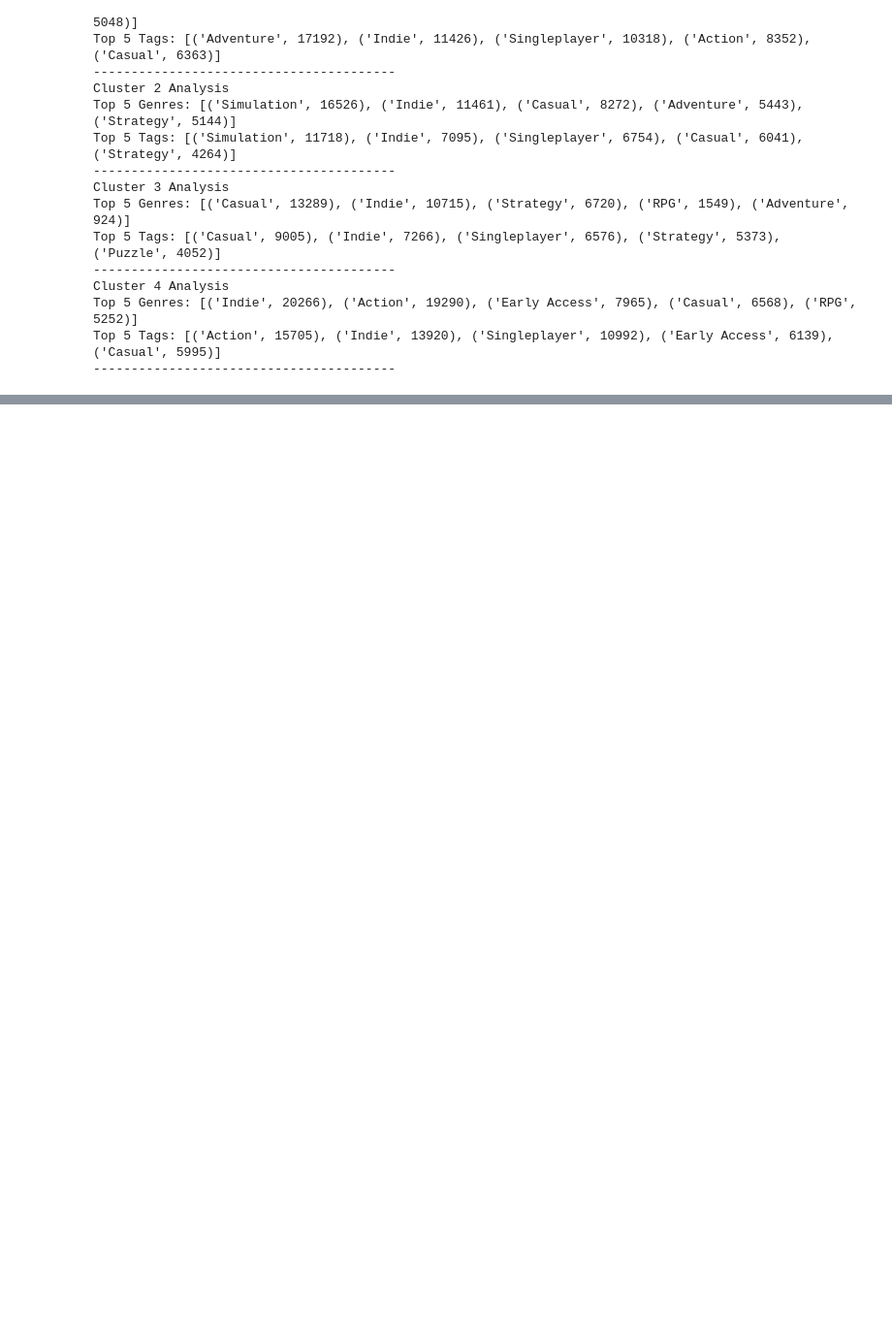
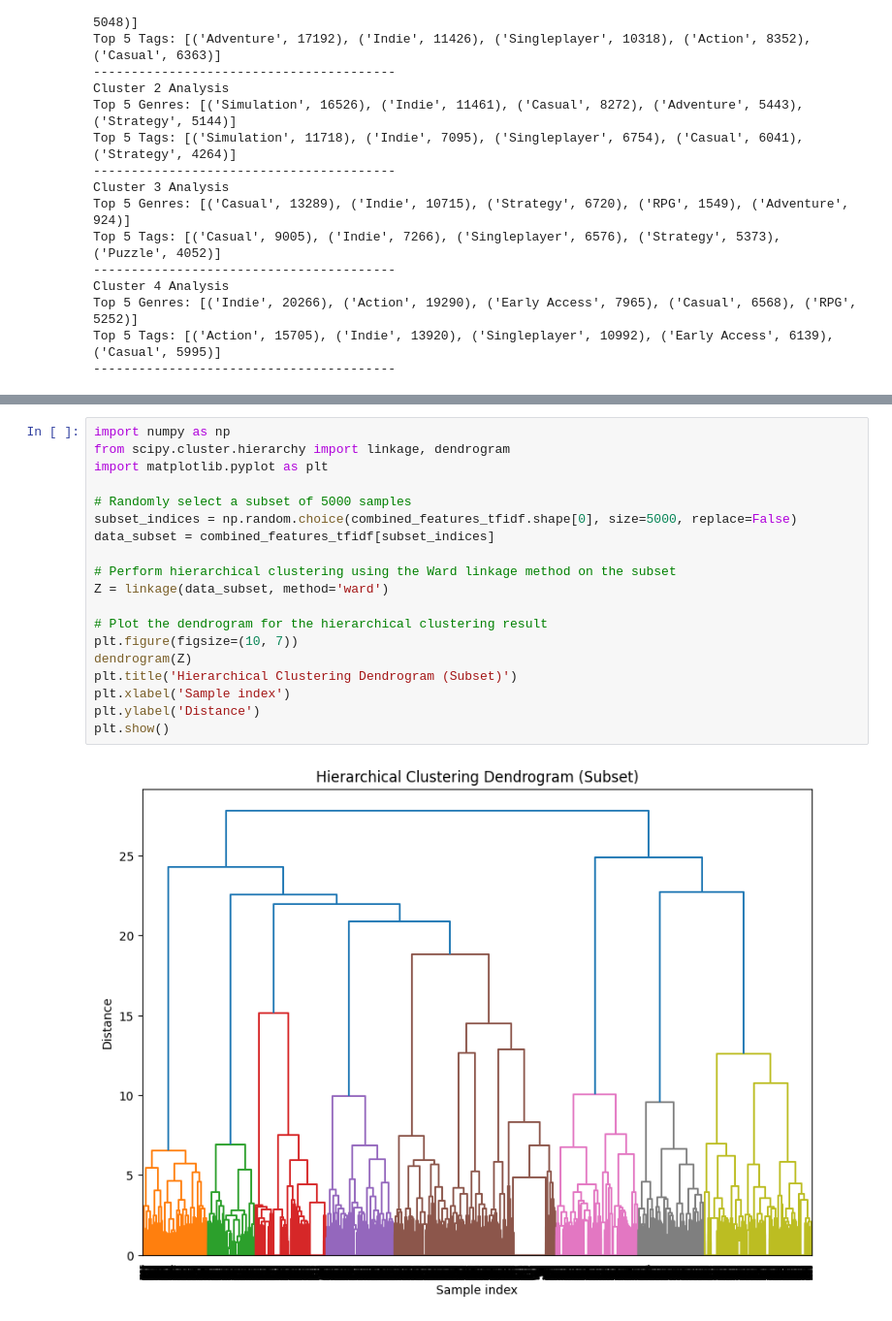
Before and after one commit to tomokiito/unsupervised_algorithms_on_Steam_Games_Dataset, a Jupyter notebook: report.ipynb, the cells around one changed output, grey strips where cells are left out. Shown at 97% size. Drawn from its saved outputs; the diff is of its cells as text; blank space fills up the shorter version.

```diff
--- a/report.ipynb
+++ b/report.ipynb
@@ -325,0 +461,21 @@ Top 5 Tags: [('Action', 15705), ('Indie', 13920), ('Singleplayer', 10992), ('Ear
+# %%
+import numpy as np
+from scipy.cluster.hierarchy import linkage, dendrogram
+import matplotlib.pyplot as plt
+
+# Randomly select a subset of 5000 samples
+subset_indices = np.random.choice(combined_features_tfidf.shape[0], size=5000, replace=False)
+data_subset = combined_features_tfidf[subset_indices]
+
+# Perform hierarchical clustering using the Ward linkage method on the subset
+Z = linkage(data_subset, method='ward')
+
+# Plot the dendrogram for the hierarchical clustering result
+plt.figure(figsize=(10, 7))
+dendrogram(Z)
+plt.title('Hierarchical Clustering Dendrogram (Subset)')
+plt.xlabel('Sample index')
+plt.ylabel('Distance')
+plt.show()
+# %% [output]
+[figure, added]
```
Also changed, not shown: parts of 25 cells of this notebook.
